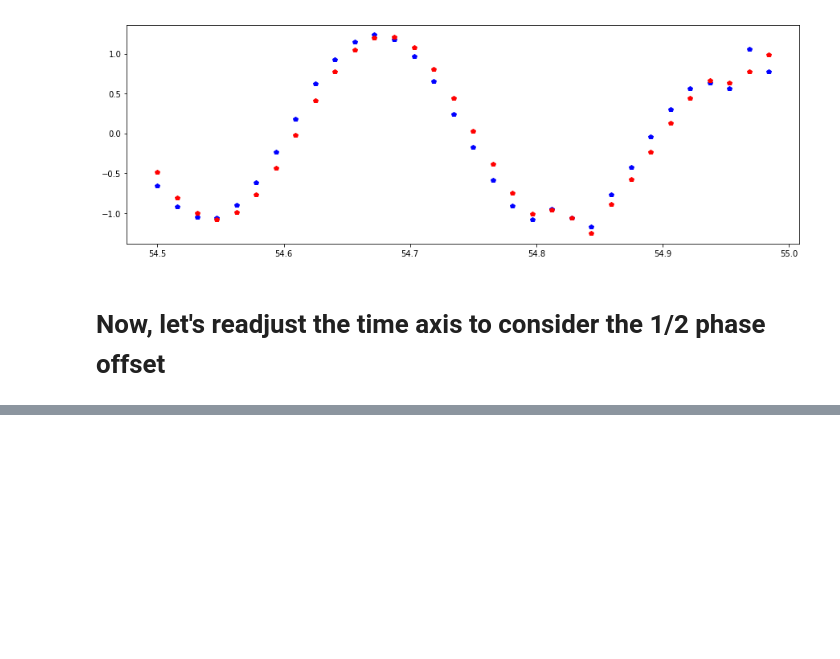
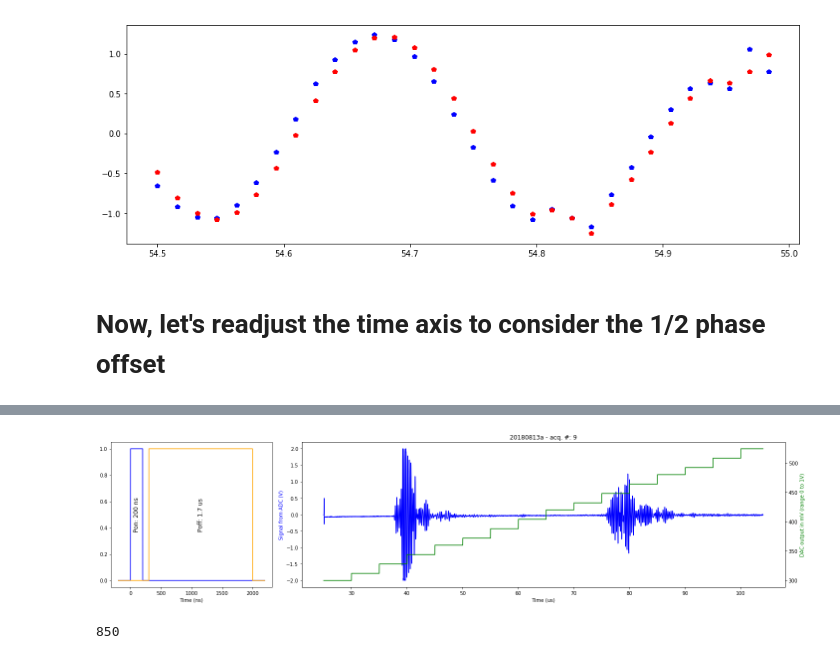
Before and after one commit to kelu124/echomods, a Jupyter notebook: matty/20180814a/20180814a-Server.ipynb, the cells around one changed output, grey strips where cells are left out. Drawn from its saved outputs; the diff is of its cells as text; code cells hidden in the pictures; blank space fills up the shorter version.

```diff
--- a/matty/20180814a/20180814a-Server.ipynb
+++ b/matty/20180814a/20180814a-Server.ipynb
@@ -115,0 +116,52 @@ plt.show()
+# %%
+def makeImg(x):
+
+    RangeP = range(x.timings['t3']+2*x.timings['t1'])
+
+    T = [ t-x.timings['t1'] for t in RangeP ]
+    PON = [ k for k in RangeP   ]
+
+    fig, (ax3, ax1)= plt.subplots(1,2,gridspec_kw = {'width_ratios':[1, 3]},figsize=(20,5) )
+    ax2 = ax1.twinx()
+
+    x.T4 = [ m + x.timings['t4']/1000.0 for m in x.t ]
+
+    ax2.plot(x.T4[0:x.len_line], x.tdac[0:x.len_line], 'g-')
+    ax1.plot(x.T4[0:x.len_line], x.tmp[0:x.len_line], 'b-')
+    plt.title( x.iD + " - acq. #: "+ str(x.N))
+    ax1.set_xlabel('Time (us)')
+    ax1.set_ylabel('Signal from ADC (V)', color='b')
+    ax2.set_ylabel('DAC output in mV (range 0 to 1V)', color='g')
+
+    LEN = x.timings['t3']+2*x.timings['t1']
+    RangeP = range(LEN)
+    T = [ t - x.timings['t1'] for t in RangeP ]
+    PON = np.zeros(LEN)
+    POFF = np.zeros(LEN)
+
+    for k in RangeP:
+        if T[k] > 0 and T[k] < x.timings['t1']:
+            PON[k] = 1
+        if T[k] > (x.timings['t2']+x.timings['t1']) and T[k] < x.timings['t3']:
+            POFF[k] = 1
+
+    ax3.plot(T,PON,"b")
+    ax3.text(x.timings['t1']/2, 0.5, "Pon: "+str(x.timings['t1'])+" ns", rotation='vertical', horizontalalignment='center', verticalalignment='center',fontsize=12)
+    ax3.plot(T,POFF,"orange")
+    ax3.text((x.timings['t3'] +x.timings['t2']+x.timings['t1'] )/2, 0.5, "Poff: "+str((x.timings['t3']-x.timings['t2']-x.timings['t1'])/1000.0)+" us",         horizontalalignment='center',
+            verticalalignment='center',rotation='vertical',fontsize=12)
+    ax3.set_xlabel('Time (ns)')
+    plt.tight_layout()
+    FileName = "images/"+x.iD+"-"+str(x.N)+".jpg"
+    #plt.savefig(FileName)
+    plt.show()
+    #x.TagImage("matty,cletus",x.iD,"graph","Graph of "+x.iD +" experiment. "+x.experiment["description"])
+
+makeImg(x)
+# %% [output]
+[figure, added]
+# %%
+p = (x.timings['t3'] -x.timings['t2']-x.timings['t1'] )/2
+print p
+# %% [output]
+850
```
Also changed, not shown: parts of 3 cells of this notebook, 58 other files.
